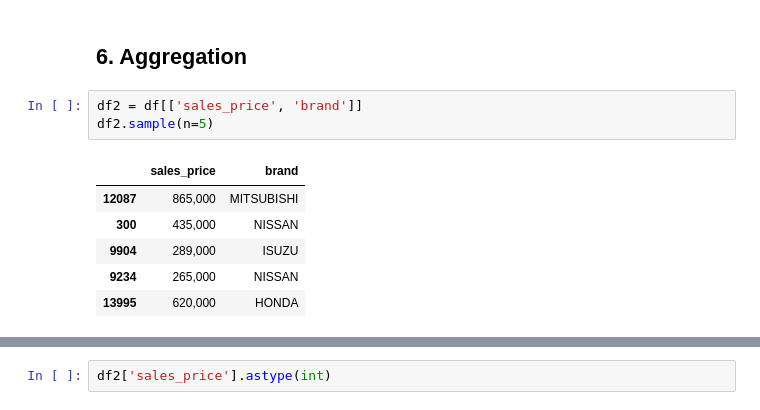
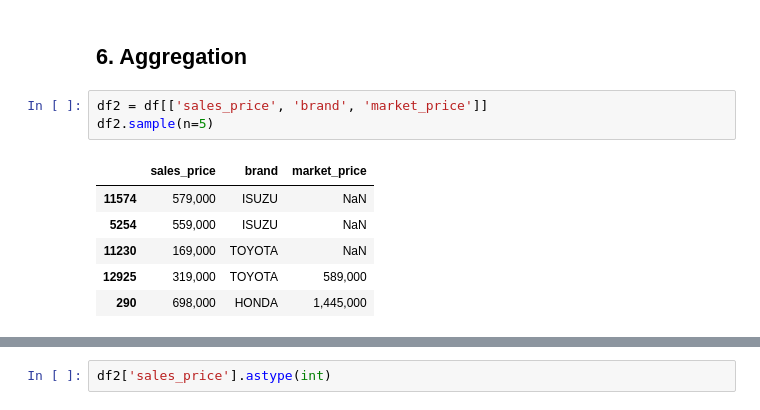
Before and after one commit to ai-builders/ai-builders.github.io, a Jupyter notebook: notebooks/ai_builder_pandas.ipynb, the cells around one changed output, grey strips where cells are left out. Saved outputs shown, nothing was run; the diff lists cells and outputs as text.

```diff
--- a/notebooks/ai_builder_pandas.ipynb
+++ b/notebooks/ai_builder_pandas.ipynb
@@ -237,15 +237,15 @@ df.iloc[0:5, 1:4]
 # %% [markdown]
 ## 6. Aggregation
 # %%
-df2 = df[['sales_price', 'brand']]
+df2 = df[['sales_price', 'brand', 'market_price']]
 df2.sample(n=5)
 # %% [output]
-|  | sales_price | brand |
-| 12087 | 865,000 | MITSUBISHI |
-| 300 | 435,000 | NISSAN |
-| 9904 | 289,000 | ISUZU |
-| 9234 | 265,000 | NISSAN |
-| 13995 | 620,000 | HONDA |
+|  | sales_price | brand | market_price |
+| 11574 | 579,000 | ISUZU | NaN |
+| 5254 | 559,000 | ISUZU | NaN |
+| 11230 | 169,000 | TOYOTA | NaN |
+| 12925 | 319,000 | TOYOTA | 589,000 |
+| 290 | 698,000 | HONDA | 1,445,000 |
 # %%
 df2.dtypes
 # %% [output]
```
Also changed, not shown: parts of 21 cells of this notebook.
